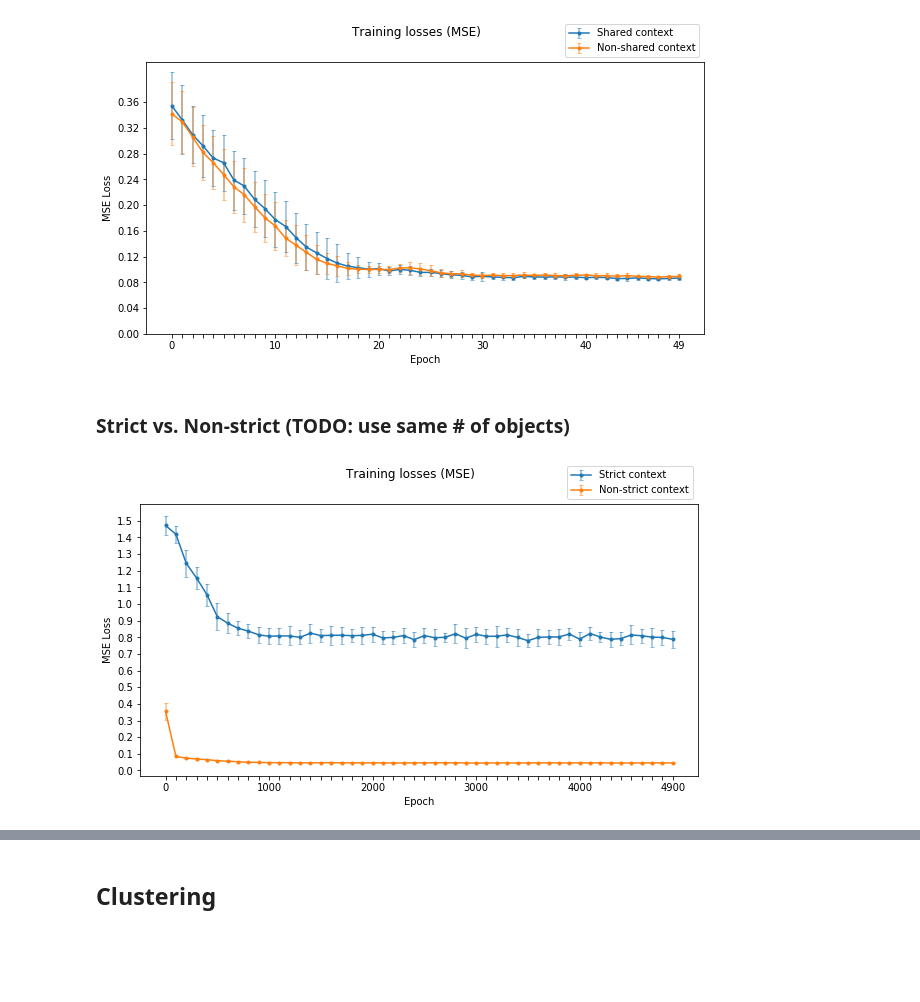
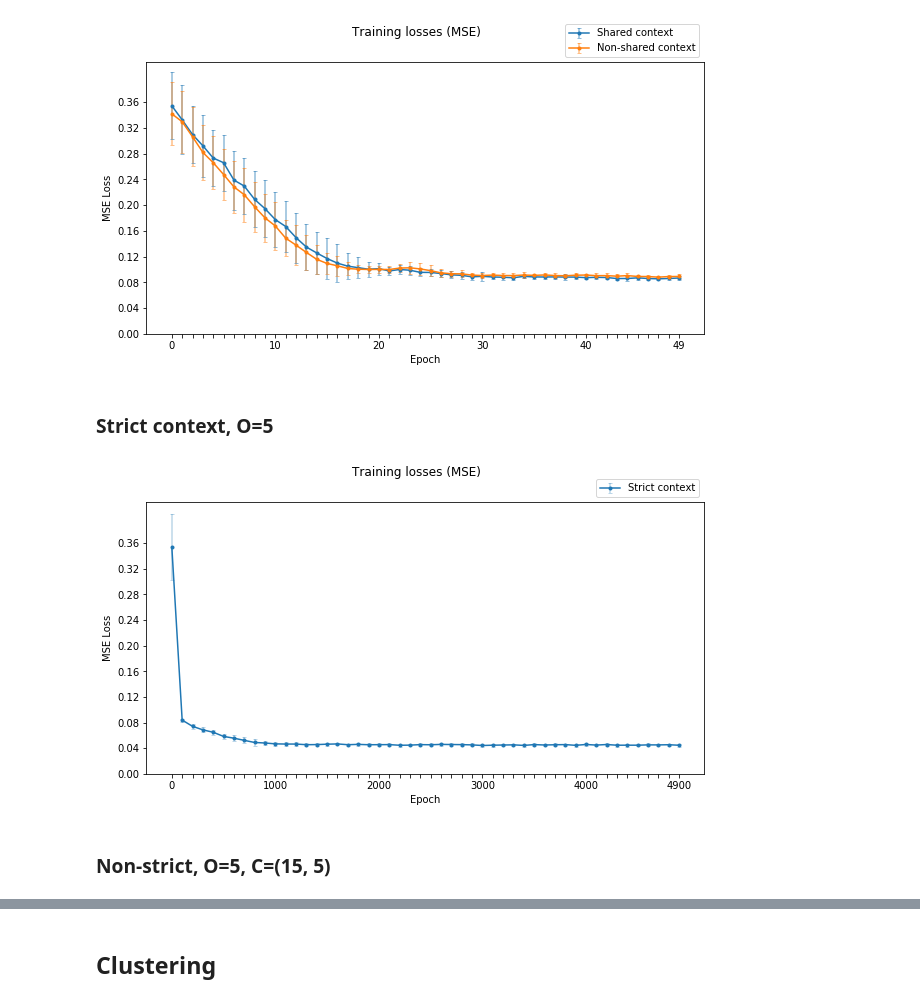
Before and after one commit to feipenghe/Singaling_auto_encoder, a Jupyter notebook: simulation_plots.ipynb, the cells around one changed output, grey strips where cells are left out. Saved outputs shown, nothing was run; the diff lists cells and outputs as text; code cells hidden in the pictures; blank space fills up the shorter version.

```diff
--- a/simulation_plots.ipynb
+++ b/simulation_plots.ipynb
@@ -142,14 +170,15 @@ plots.plot_simulation_training_loss(simulation_display_name_to_file_name, max_ep
 plots.plot_simulation_training_loss(simulation_display_name_to_file_name, max_epochs=50, epoch_interval=1, label_interval=10)
 # %% [output]
 [figure]
-# %% [markdown]
-### Strict vs. Non-strict (TODO: use same # of objects)
+# %% [markdown]
+### Strict context, O=5
 # %%
 simulation_display_name_to_file_name = {
-    "Strict context": "extremity_game_simulation_o_5__c_(15, 5)__m_2__sharedcontext_1__strict_context_0",
-    "Non-strict context": "extremity_game_simulation_o_5__c_(10, 5)__m_2__sharedcontext_1__strict_context_1",
+    "Strict context": "extremity_game_simulation_o_5__c_(10, 5)__m_2__sharedcontext_1__strict_context_1",
 }
 
 plots.plot_simulation_training_loss(simulation_display_name_to_file_name, max_epochs=5000, epoch_interval=100, label_interval=10)
 # %% [output]
-[figure, old version]
+[figure, new version]
+# %% [markdown]
+### Non-strict, O=5, C=(15, 5)
```
Also changed, not shown: parts of 48 cells of this notebook.
